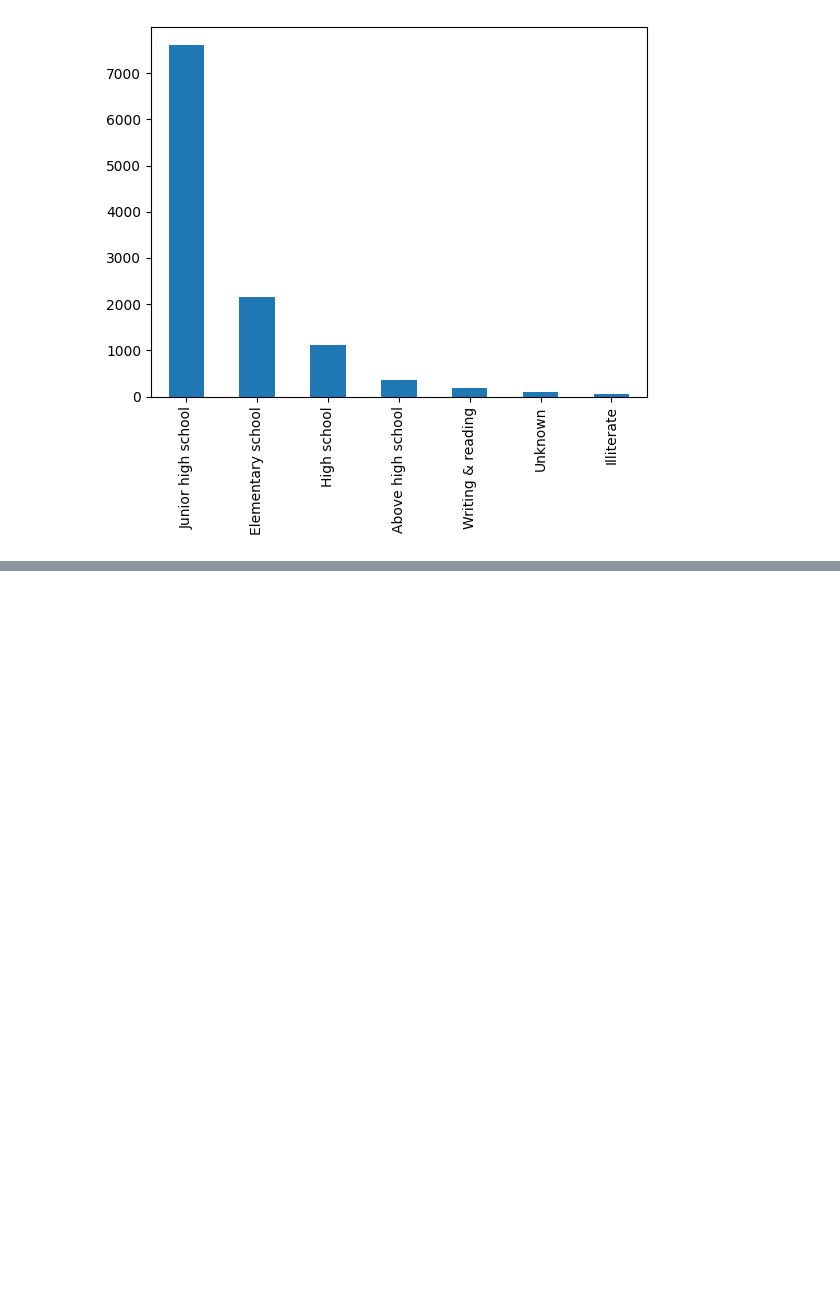
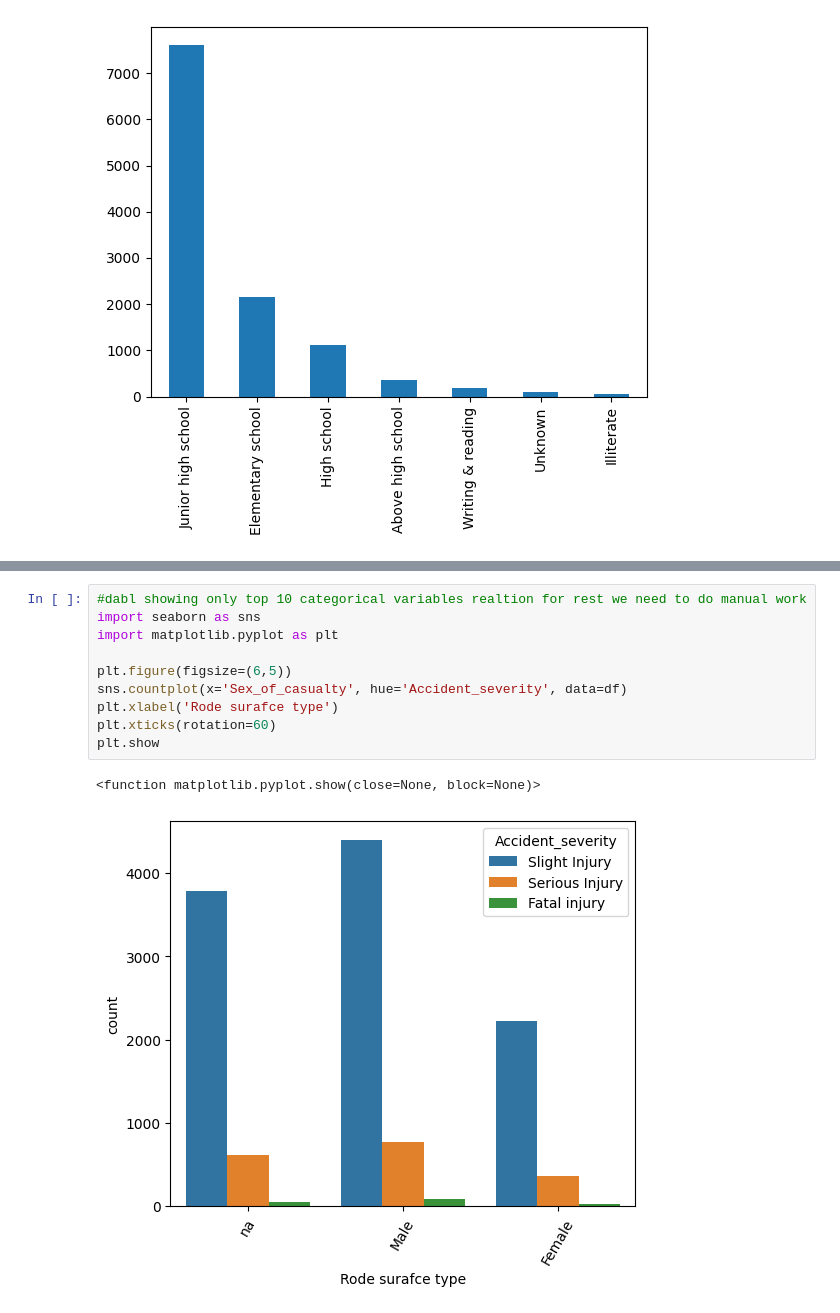
Before and after one commit to sudeep-hk/DS---Algo, a Jupyter notebook: accident_pred.ipynb, the cells around one changed output, grey strips where cells are left out. Drawn from its saved outputs; the diff is of its cells as text; blank space fills up the shorter version.

```diff
--- a/accident_pred.ipynb
+++ b/accident_pred.ipynb
@@ -53,0 +84,13 @@ SyntaxError: invalid syntax (2524246838.py, line 2)
+# %%
+#dabl showing only top 10 categorical variables realtion for rest we need to do manual work
+import seaborn as sns
+import matplotlib.pyplot as plt
+
+plt.figure(figsize=(6,5))
+sns.countplot(x='Sex_of_casualty', hue='Accident_severity', data=df)
+plt.xlabel('Rode surafce type')
+plt.xticks(rotation=60)
+plt.show
+# %% [output]
+<function matplotlib.pyplot.show(close=None, block=None)>
+[figure, added]
```
Also changed, not shown: parts of 5 cells of this notebook.
